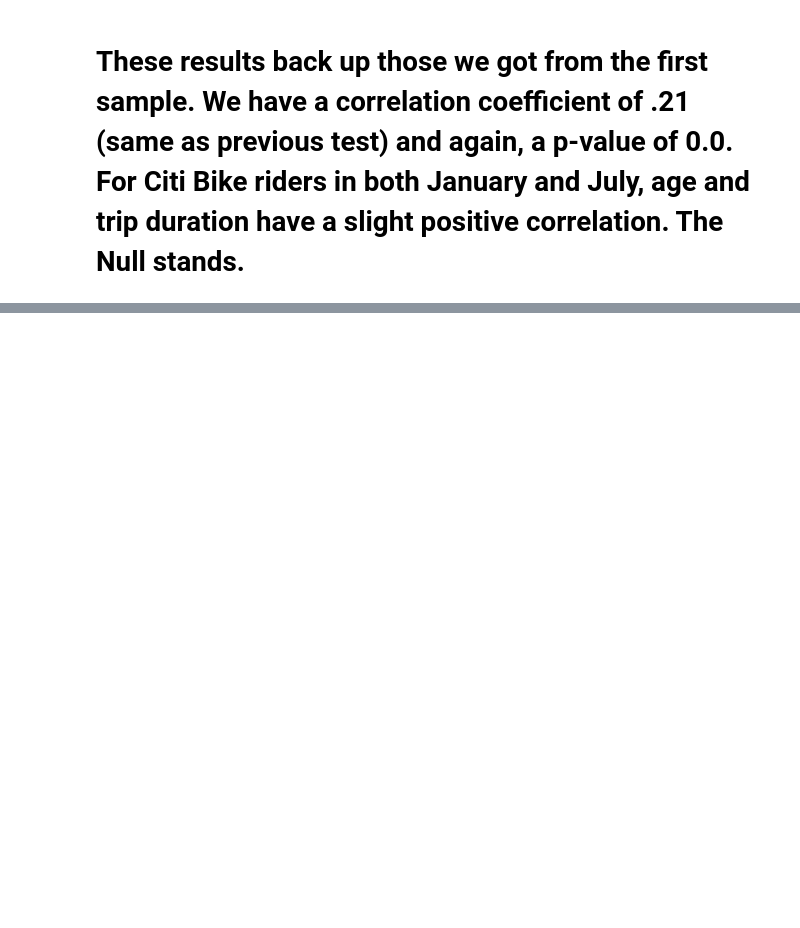
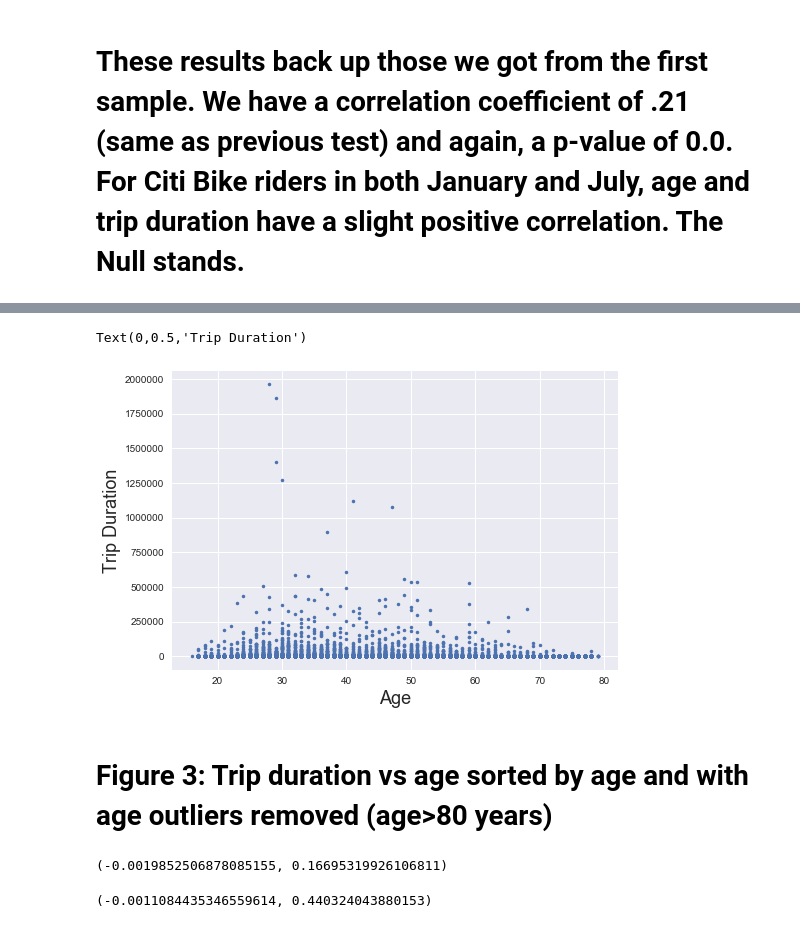
Before and after one commit to adriandahlin/CUSP_Principles_of_Urban_Informatics, a Jupyter notebook: HW6_akd361/HW6_Assignment2_CitiBike (1).ipynb, the cells around one changed output, grey strips where cells are left out. Drawn from its saved outputs; the diff is of its cells as text; code cells hidden in the pictures; blank space fills up the shorter version.

```diff
--- a/HW6_akd361/HW6_Assignment2_CitiBike (1).ipynb
+++ b/HW6_akd361/HW6_Assignment2_CitiBike (1).ipynb
@@ -227,0 +263,19 @@ print (correlation)
+# %%
+pl.plot(AgeReduct, DurationReductSort, '.')
+pl.xlabel("Age", fontsize=18)
+pl.ylabel("Trip Duration", fontsize=18)
+# %% [output]
+Text(0,0.5,'Trip Duration')
+[figure, added]
+# %% [markdown]
+# Figure 3: Trip duration vs age sorted by age and with age outliers removed (age>80 years)
+# %%
+correlation = scipy.stats.pearsonr(AgeReduct, DurationReductSort)
+correlation
+# %% [output]
+(-0.0019852506878085155, 0.16695319926106811)
+# %%
+correlation = scipy.stats.pearsonr(AgeReduct[DurationReductSort<500000], DurationReductSort[DurationReductSort<500000])
+correlation
+# %% [output]
+(-0.0011084435346559614, 0.440324043880153)
```
Also changed, not shown: parts of 20 cells of this notebook.
